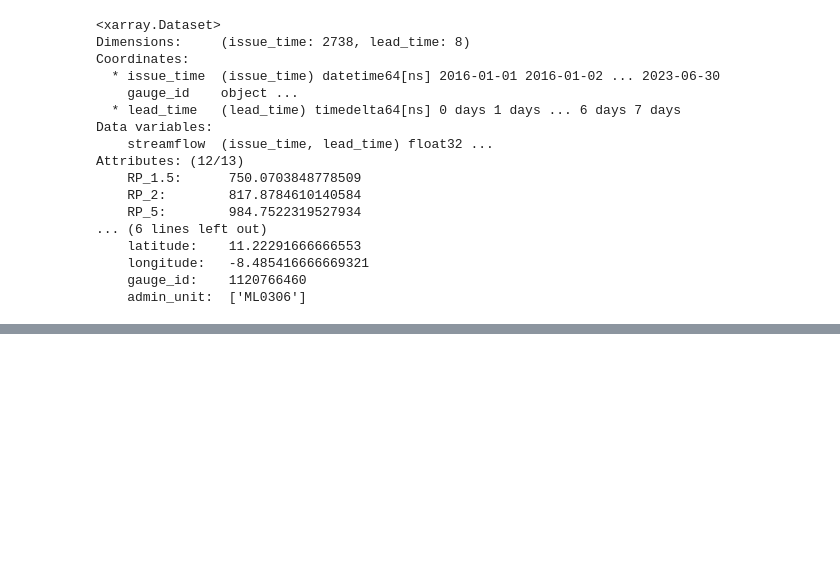
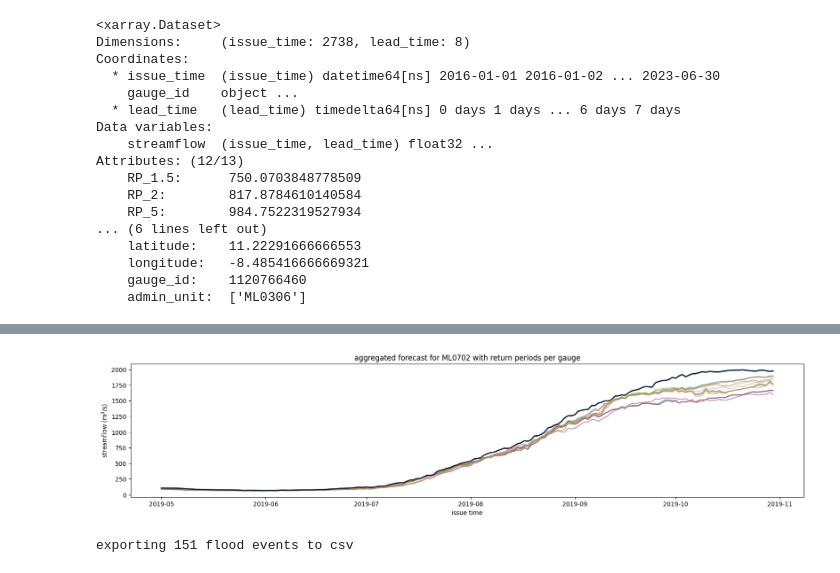
Before and after one commit to rodekruis/river-flood-data-analysis, a Jupyter notebook: GoogleFloodHub/src/GRRR.ipynb, the cells around one changed output, grey strips where cells are left out. Saved outputs shown, nothing was run; the diff lists cells and outputs as text; code cells hidden in the pictures; blank space fills up the shorter version.

```diff
--- a/GoogleFloodHub/src/GRRR.ipynb
+++ b/GoogleFloodHub/src/GRRR.ipynb
@@ -1303,27 +1334,6 @@ def export_datasets_to_netcdf(d_ds: Dict[str, xr.Dataset], path: str) -> None:
             print(f"Failed to export return period dataset to '{path}': {exc}")
 
 
-# def export_rp_dataset_to_netcdf(ds: xr.Dataset, path: str) -> None:
-#     """
-#     Export a return period dataset to a netCDF file
-
-#     :param ds: xarray Dataset
-#     :param path: path to the file
-#     """
-#     try:
-#         if os.path.dirname(path) and not os.path.exists(os.path.dirname(path)):
-#             os.makedirs(os.path.dirname(path), exist_ok = True)
-#         ds.to_netcdf(path)
-#     except FileNotFoundError as fnf_error:
-#         print(f"File not found error: {fnf_error}")
-#     except PermissionError as perm_error:
-#         print(f"Permission error: {perm_error}")
-#     except TypeError as type_error:
-#         print(f"Type error: {type_error}")
-#     except Exception as exc:
-#         print(f"Failed to export return period dataset to '{path}': {exc}")
-
-
 def import_datasets_from_netcdf(path: str) -> Dict[str, xr.Dataset]:
     """
     Import a dictionary of datasets from a folder with netCDF files:
@@ -1344,20 +1354,7 @@ def import_datasets_from_netcdf(path: str) -> Dict[str, xr.Dataset]:
                 d_ds[key] = ds
             except Exception as exc:
                 print(f"Failed to import dataset from '{file_path}': {exc}")
-
-
-# def import_rp_dataset_from_netcdf(path: str) -> xr.Dataset:
-#     """
-#     Import a return period dataset from a netCDF file:
-#     the inverse of export_rp_dataset_to_netcdf()
-
-#     :param path: path to the file
-#     :return: xarray Dataset
-#     """
-#     try:
-#         return xr.open_dataset(path)
-#     except Exception as exc:
-#         print(f"Failed to import return period dataset from '{path}': {exc}")
+    return d_ds
 
 
 # def get_upstream_gauge_return_period(
@@ -1787,10 +1786,12 @@ plot_aggregated_reforecast('2018-05-01', '2018-10-30',
 # %%
 l_gauges_xth_admin_unit, admin_unit_xth_gauges = \
-    get_datasets_for_xth_admin_unit(dict_datasets_au, dict_datasets, 49)
+    get_datasets_for_xth_admin_unit(dict_datasets_au, dict_datasets, 15)
 
 plot_aggregated_reforecast('2019-05-01', '2019-10-30',
                            l_gauges_xth_admin_unit,
                            dict_datasets_au[admin_unit_xth_gauges])
+# %% [output]
+[figure, added]
 # %%
 # # To determine when to trigger and identify an "event", we need to
 # # choose how we want to aggregate the return periods of each gauge
@@ -2056,5 +2058,9 @@ def create_flood_events(
 # dict_rp_au = aggregate_return_periods(dict_datasets_au, dict_return_periods, 5, 'max')
 # %%
 # Note that the flood events are already calculated by their "actual date"
-dict_flood_events_per_admin = create_flood_events(dict_datasets_au, dict_rp_au, True)
-export_dict_flood_events_to_csv(dict_flood_events_per_admin)
+THRESHOLD = 5
+LEAD_TIME = 7
+dict_flood_events_per_admin = create_flood_events(dict_datasets_au, True)
+export_dict_flood_events_to_csv(dict_flood_events_per_admin, THRESHOLD, LEAD_TIME)
+# %% [output]
+exporting 151 flood events to csv
```
Also changed, not shown: parts of 38 cells of this notebook, 7 other files.
